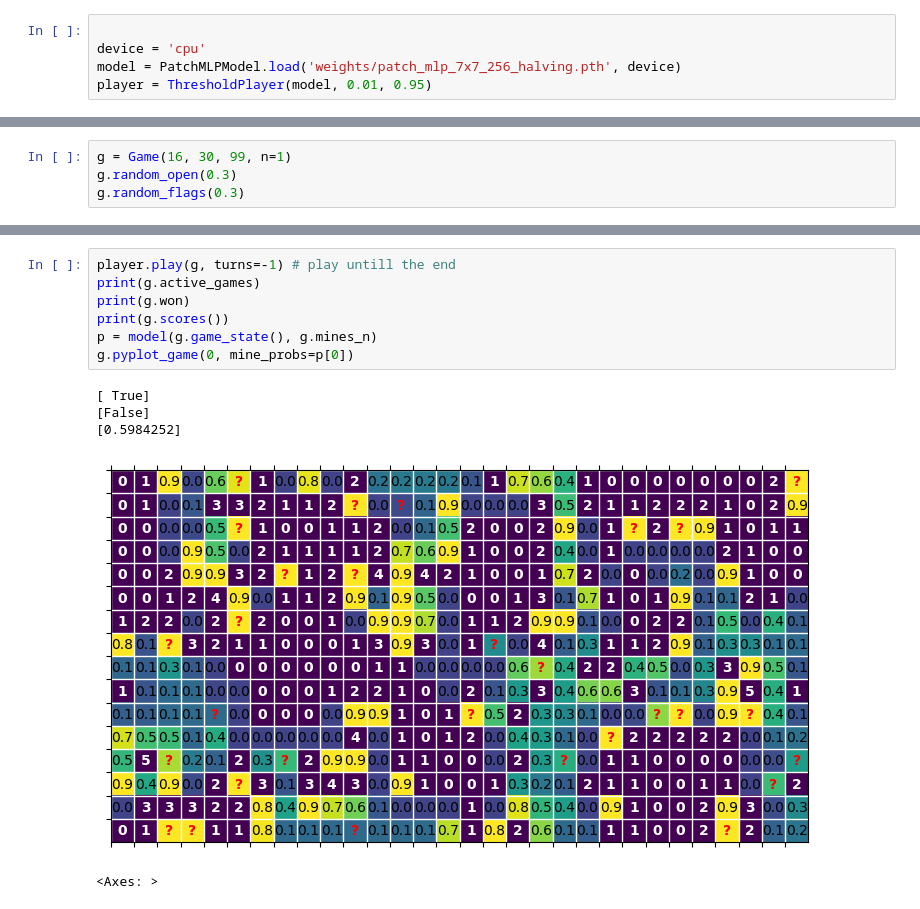
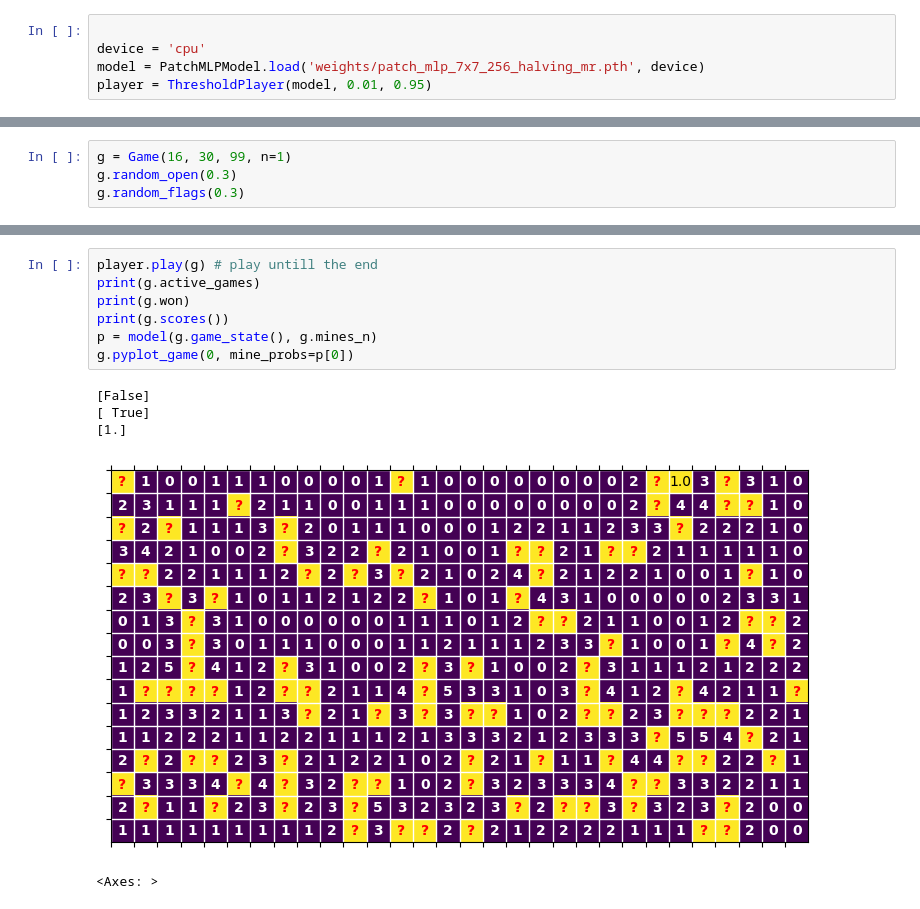
Before and after one commit to ClaudioPaterniti/MineSweeperLearning, a Jupyter notebook: test.ipynb, the cells around one changed output, grey strips where cells are left out. Cells and saved outputs as stored; diff of their text form.

```diff
--- a/test.ipynb
+++ b/test.ipynb
@@ -22,7 +22,7 @@ pyplot_game(g[0])
 # %%
 
 device = 'cpu'
-model = PatchMLPModel.load('weights/patch_mlp_7x7_256_halving.pth', device)
+model = PatchMLPModel.load('weights/patch_mlp_7x7_256_halving_mr.pth', device)
 player = ThresholdPlayer(model, 0.01, 0.95)
 # %%
 p = model(game_state=g, tot_mines=15)
@@ -53,14 +53,14 @@ g.pyplot_game(0, mine_probs=p[0], hightlight_losing_only=False) # highlight newl
 <Axes: >
 # %%
-player.play(g, turns=-1) # play untill the end
+player.play(g) # play untill the end
 print(g.active_games)
 print(g.won)
 print(g.scores())
 p = model(g.game_state(), g.mines_n)
 g.pyplot_game(0, mine_probs=p[0])
 # %% [output]
+[False]
 [ True]
-[False]
-[0.5984252]
+[1.]
-[figure, old version]
+[figure, new version]
 <Axes: >
```
Also changed, not shown: parts of 3 cells of this notebook, 5 other files.
